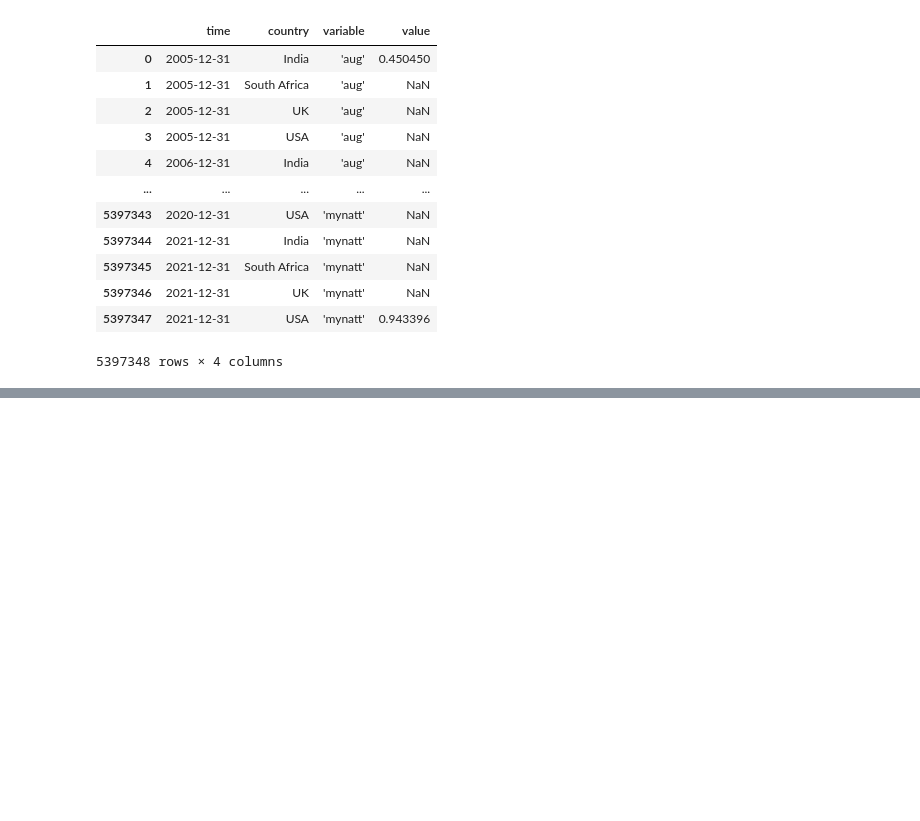
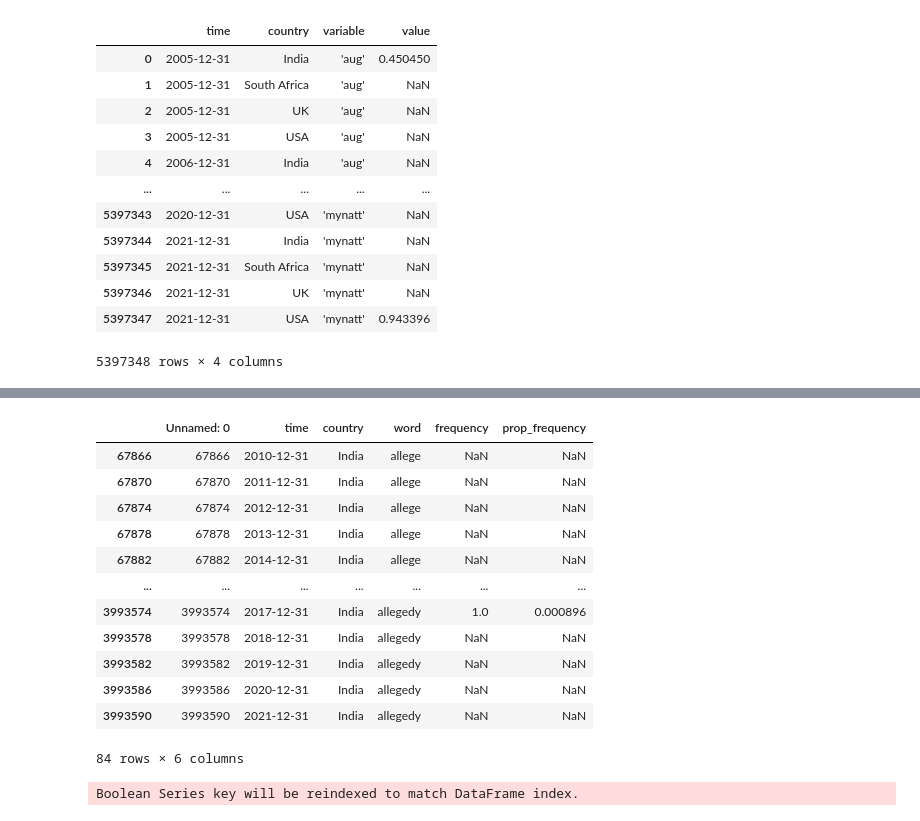
Before and after one commit to lnicoletti/womeninnews, a Jupyter notebook: notebooks/6-TemporalAnalysis.ipynb, the cells around one changed output, grey strips where cells are left out. Drawn from its saved outputs; the diff is of its cells as text; code cells hidden in the pictures; blank space fills up the shorter version.

```diff
--- a/notebooks/6-TemporalAnalysis.ipynb
+++ b/notebooks/6-TemporalAnalysis.ipynb
@@ -194,0 +243,40 @@ df.groupby(['country', 'word']).sum().sort_values(by = 'frequency')
+# %%
+df1['word'] = df1['word'].str.strip(" '")
+# %%
+df1
+# %% [output]
+|  | Unnamed: 0 | time | country | word | frequency | prop_frequency |
+| 67866 | 67866 | 2010-12-31 | India | allege | NaN | NaN |
+| 67870 | 67870 | 2011-12-31 | India | allege | NaN | NaN |
+| 67874 | 67874 | 2012-12-31 | India | allege | NaN | NaN |
+| 67878 | 67878 | 2013-12-31 | India | allege | NaN | NaN |
+| 67882 | 67882 | 2014-12-31 | India | allege | NaN | NaN |
+| ... | ... | ... | ... | ... | ... | ... |
+| 3993574 | 3993574 | 2017-12-31 | India | allegedy | 1.0 | 0.000896 |
+| 3993578 | 3993578 | 2018-12-31 | India | allegedy | NaN | NaN |
+| 3993582 | 3993582 | 2019-12-31 | India | allegedy | NaN | NaN |
+| 3993586 | 3993586 | 2020-12-31 | India | allegedy | NaN | NaN |
+| 3993590 | 3993590 | 2021-12-31 | India | allegedy | NaN | NaN |
+84 rows × 6 columns
+# %%
+import plotly.express as px
+import plotly.graph_objects as go
+from plotly.subplots import make_subplots
+
+word = 'kill'
+country = 'India'
+
+fig = make_subplots(rows = 1, cols = 2, subplot_titles=("trend by proportional frequency", "trend by frequency"))
+
+df1 = df[(df['word']== word)& (df['country']==country)]
+df1 = df1[df['time'].dt.year>2009]
+
+fig.add_trace(go.Scatter( x = df1['time'], y=df1['prop_frequency']), row=1, col=1 )
+fig.add_trace(go.Scatter( x = df1['time'], y=df1['frequency']), row=1, col=2 )
+
+fig.update_layout(height = 500, width = 800, showlegend = False)
+
+#fig = px.line(df1.sort_values(by = 'time', ascending = False), x = 'time', y ='prop_frequency')
+fig.show()
+# %% [output]
+Boolean Series key will be reindexed to match DataFrame index.
```
Also changed, not shown: parts of 18 cells of this notebook, 1 other file.
